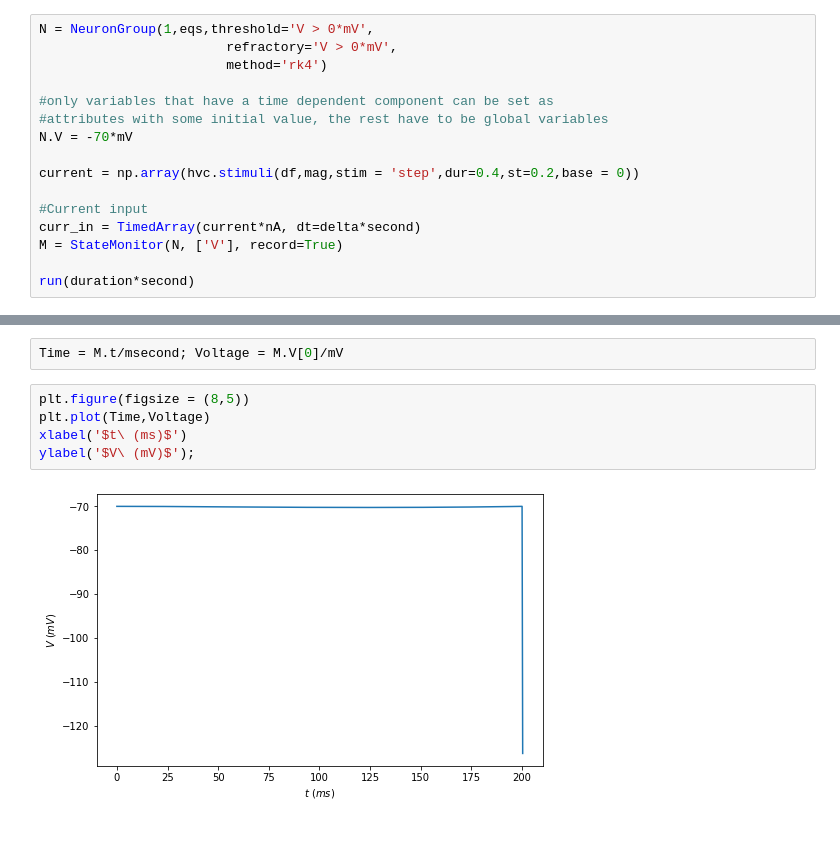
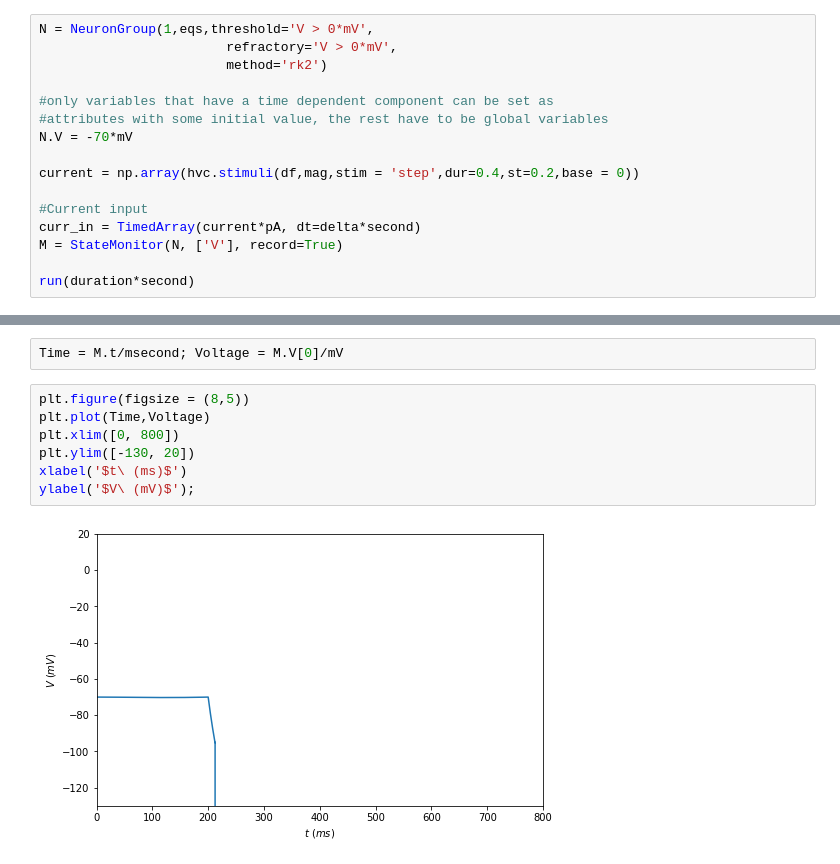
Before and after one commit to Aditi-Asati/My-HVC-Model, a Jupyter notebook: hvcint_model.ipynb, the cells around one changed output, grey strips where cells are left out. Saved outputs shown, nothing was run; the diff lists cells and outputs as text; blank space fills up the shorter version.

```diff
--- a/hvcint_model.ipynb
+++ b/hvcint_model.ipynb
@@ -99,7 +99,7 @@ Naeq = 8.0*mmolar
 # %%
 N = NeuronGroup(1,eqs,threshold='V > 0*mV',
                         refractory='V > 0*mV',
-                        method='rk4')
+                        method='rk2')
 
 #only variables that have a time dependent component can be set as
 #attributes with some initial value, the rest have to be global variables
@@ -108,7 +108,7 @@ N.V = -70*mV
 current = np.array(hvc.stimuli(df,mag,stim = 'step',dur=0.4,st=0.2,base = 0))
 
 #Current input
-curr_in = TimedArray(current*nA, dt=delta*second)
+curr_in = TimedArray(current*pA, dt=delta*second)
 M = StateMonitor(N, ['V'], record=True)
 
 run(duration*second)
@@ -135,7 +135,9 @@ Time = M.t/msecond; Voltage = M.V[0]/mV
 # %%
 plt.figure(figsize = (8,5))
 plt.plot(Time,Voltage)
+plt.xlim([0, 800])
+plt.ylim([-130, 20])
 xlabel('$t\ (ms)$')
 ylabel('$V\ (mV)$');
 # %% [output]
-[figure, old version]
+[figure, new version]
```
Also changed, not shown: parts of 3 cells of this notebook, 6 other files.
